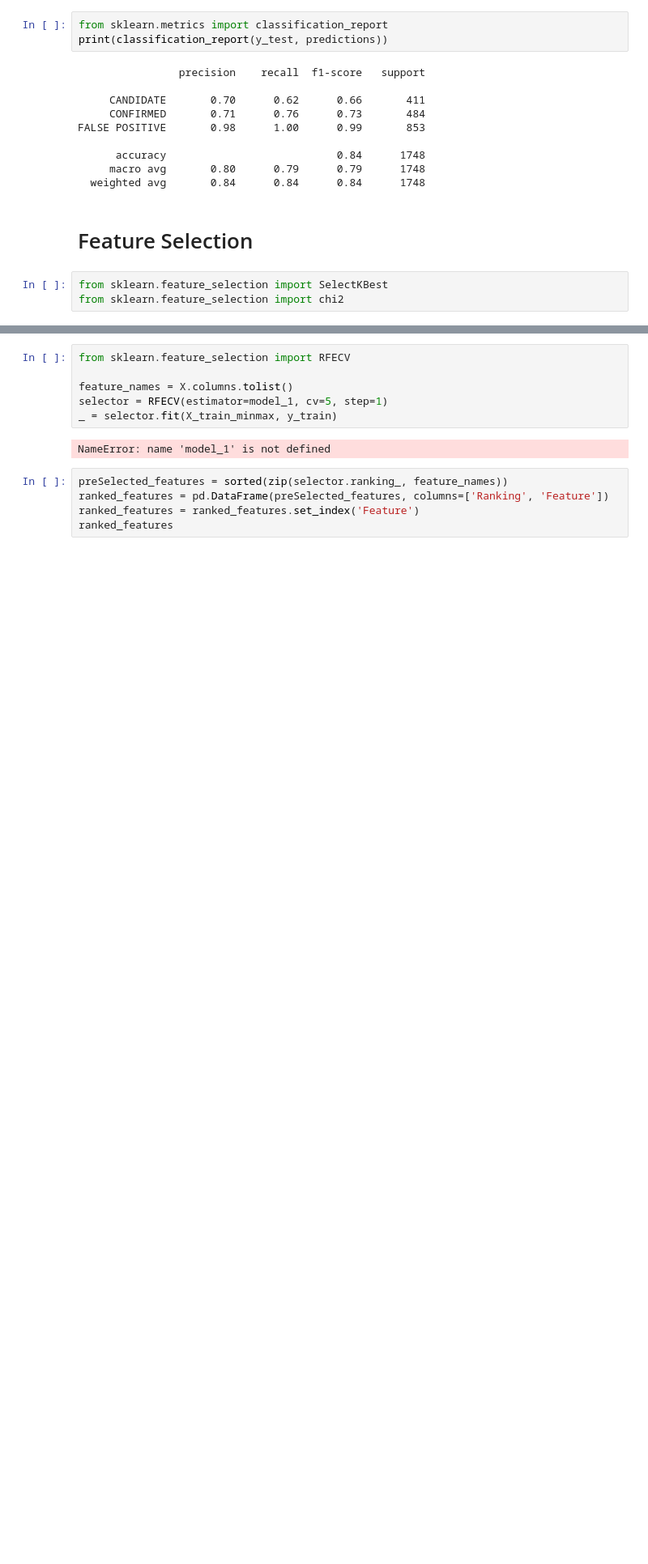
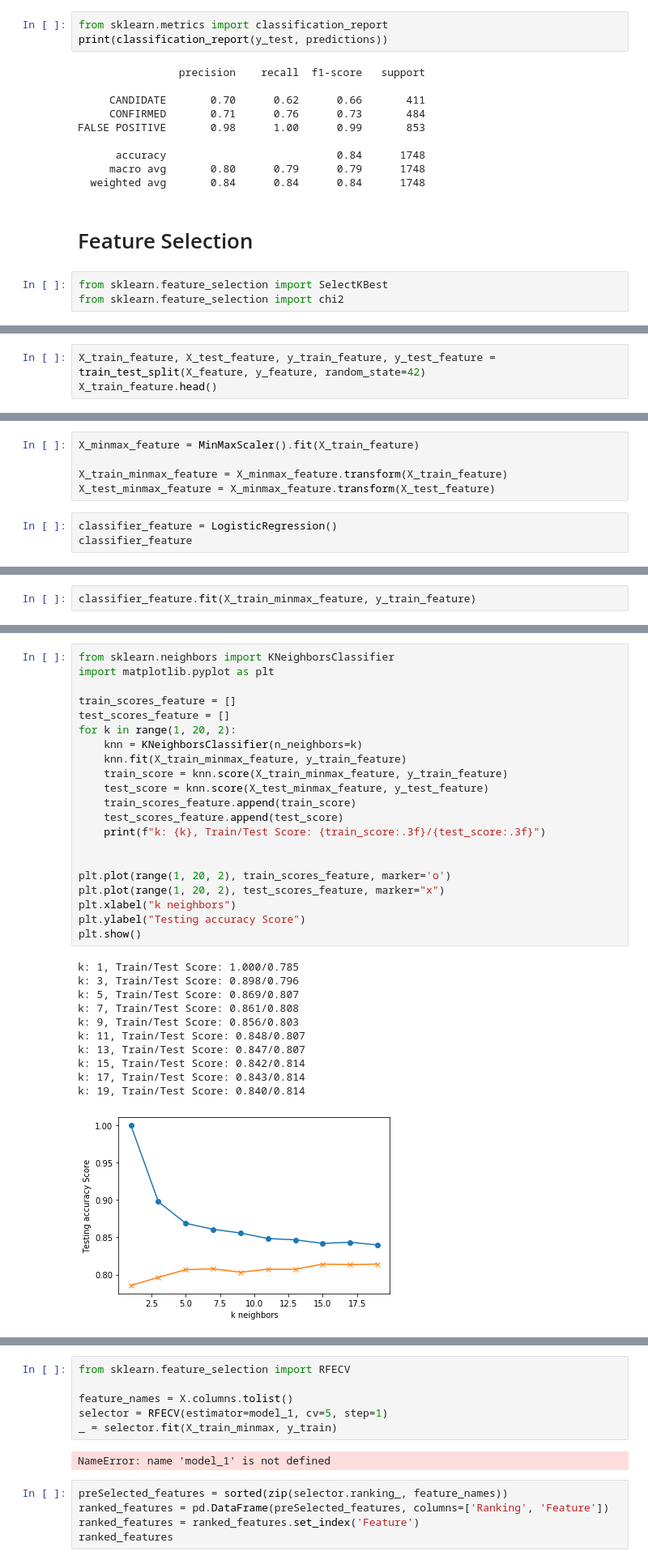
Before and after one commit to sushant822/machine-learning-challenge, a Jupyter notebook: starter_code/model_1.ipynb, the cells around one changed output, grey strips where cells are left out. Shown at 81% size. Saved outputs shown, nothing was run; the diff lists cells and outputs as text; blank space fills up the shorter version.

```diff
--- a/starter_code/model_1.ipynb
+++ b/starter_code/model_1.ipynb
@@ -216,0 +241,3 @@ print(featureScores.nlargest(10,'Score'))  #print 10 best features
+# %%
+X_train_feature, X_test_feature, y_train_feature, y_test_feature = train_test_split(X_feature, y_feature, random_state=42)
+X_train_feature.head()
@@ -216,0 +251,8 @@ print(featureScores.nlargest(10,'Score'))  #print 10 best features
+# %%
+X_minmax_feature = MinMaxScaler().fit(X_train_feature)
+
+X_train_minmax_feature = X_minmax_feature.transform(X_train_feature)
+X_test_minmax_feature = X_minmax_feature.transform(X_test_feature)
+# %%
+classifier_feature = LogisticRegression()
+classifier_feature
@@ -216,0 +275,2 @@ print(featureScores.nlargest(10,'Score'))  #print 10 best features
+# %%
+classifier_feature.fit(X_train_minmax_feature, y_train_feature)
@@ -216,0 +292,33 @@ print(featureScores.nlargest(10,'Score'))  #print 10 best features
+# %%
+from sklearn.neighbors import KNeighborsClassifier
+import matplotlib.pyplot as plt
+
+train_scores_feature = []
+test_scores_feature = []
+for k in range(1, 20, 2):
+    knn = KNeighborsClassifier(n_neighbors=k)
+    knn.fit(X_train_minmax_feature, y_train_feature)
+    train_score = knn.score(X_train_minmax_feature, y_train_feature)
+    test_score = knn.score(X_test_minmax_feature, y_test_feature)
+    train_scores_feature.append(train_score)
+    test_scores_feature.append(test_score)
+    print(f"k: {k}, Train/Test Score: {train_score:.3f}/{test_score:.3f}")
+
+
+plt.plot(range(1, 20, 2), train_scores_feature, marker='o')
+plt.plot(range(1, 20, 2), test_scores_feature, marker="x")
+plt.xlabel("k neighbors")
+plt.ylabel("Testing accuracy Score")
+plt.show()
+# %% [output]
+k: 1, Train/Test Score: 1.000/0.785
+k: 3, Train/Test Score: 0.898/0.796
+k: 5, Train/Test Score: 0.869/0.807
+k: 7, Train/Test Score: 0.861/0.808
+k: 9, Train/Test Score: 0.856/0.803
+k: 11, Train/Test Score: 0.848/0.807
+k: 13, Train/Test Score: 0.847/0.807
+k: 15, Train/Test Score: 0.842/0.814
+k: 17, Train/Test Score: 0.843/0.814
+k: 19, Train/Test Score: 0.840/0.814
+[figure, added]
```
Also changed, not shown: parts of 13 cells of this notebook.
